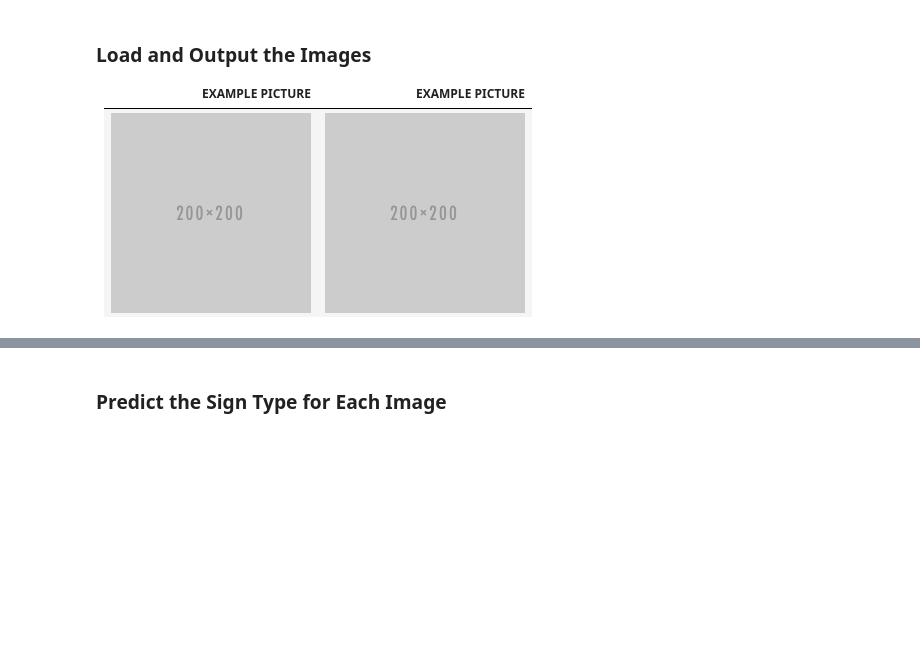
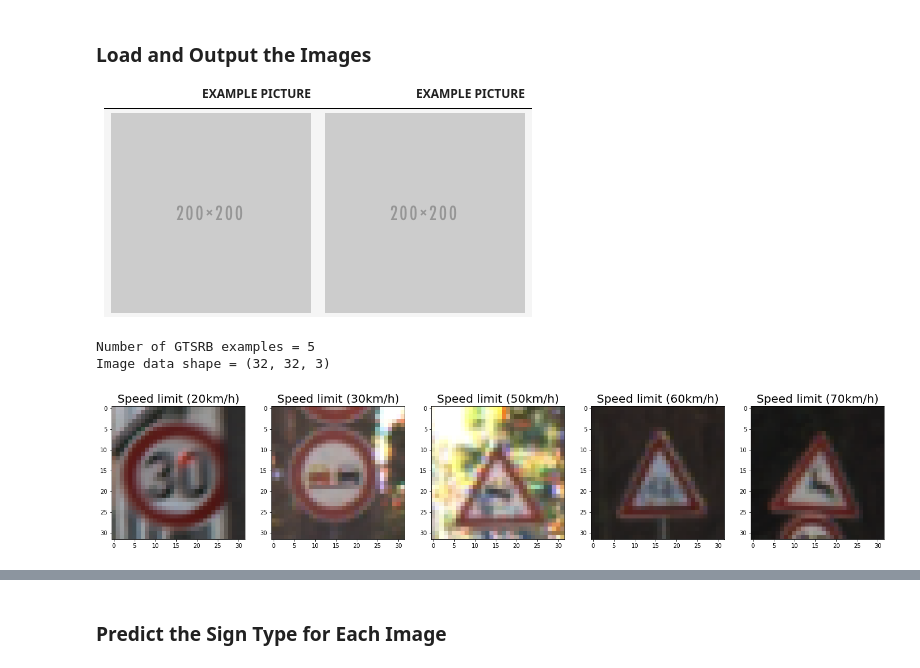
Before and after one commit to leizhao3/CarND-Traffic-Sign-Classifier-Project, a Jupyter notebook: Traffic_Sign_Classifier.ipynb, the cells around one changed output, grey strips where cells are left out. Drawn from its saved outputs; the diff is of its cells as text; code cells hidden in the pictures; blank space fills up the shorter version.

```diff
--- a/Traffic_Sign_Classifier.ipynb
+++ b/Traffic_Sign_Classifier.ipynb
@@ -444,0 +618,22 @@ You may find `signnames.csv` useful as it contains mappings from the class id (i
+# %%
+'Test Image Loading'
+
+X_GTSRB_bgr, y_GTSRB = readTrafficSigns('test_images/GTSRB')
+assert(len(X_GTSRB_bgr) == len(y_GTSRB))
+
+#print basic image info
+index = random.randint(0,len(X_GTSRB_bgr))
+n_GTSRB = len(X_GTSRB_bgr)
+
+print("Number of GTSRB examples =", n_GTSRB)
+print("Image data shape =", X_GTSRB_bgr[index].shape)
+
+#display image
+f, a = plt.subplots(1,5, figsize=(24,48))
+for i in range(len(X_GTSRB_bgr)):
+    a[i].imshow(X_GTSRB_bgr[i])
+    a[i].set_title('%s'%ground_label[str(i)],fontsize=20)
+# %% [output]
+Number of GTSRB examples = 5
+Image data shape = (32, 32, 3)
+[figure, added]
```
Also changed, not shown: parts of 22 cells of this notebook, 10 other files.
